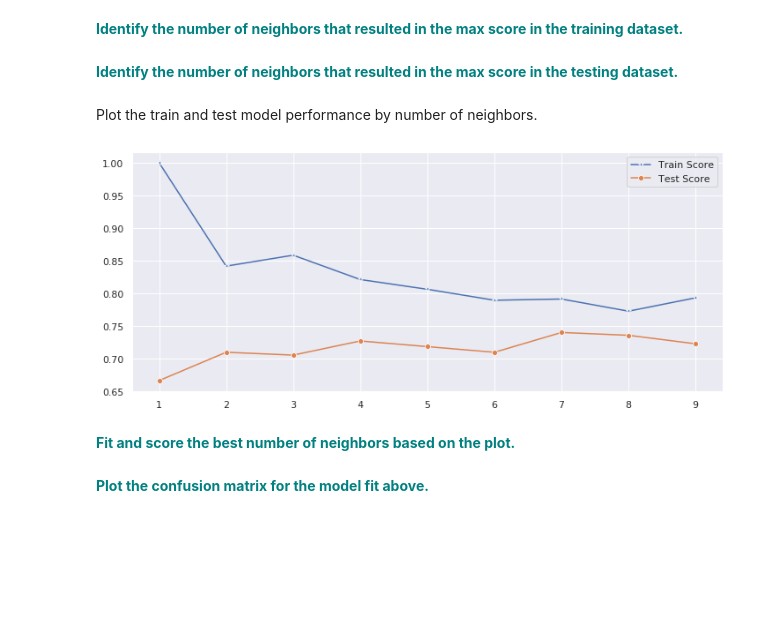
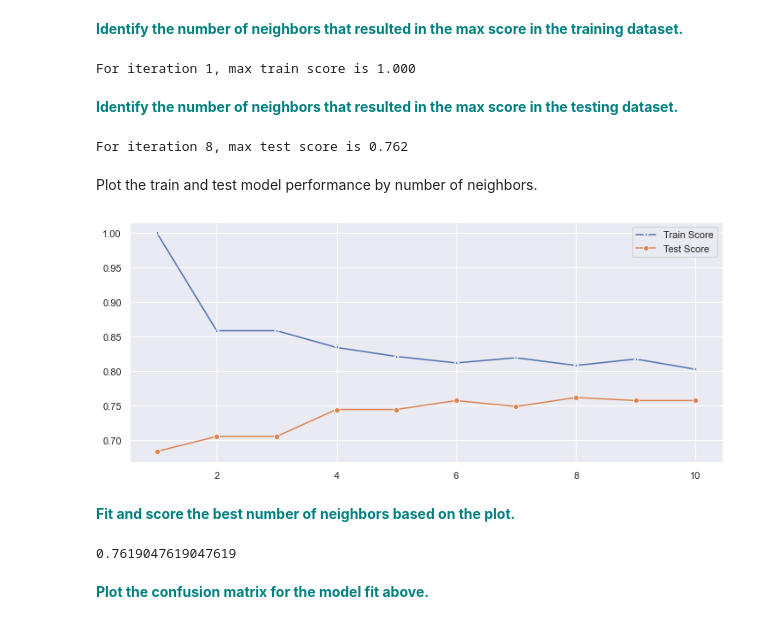
Before and after one commit to titansat74/Projects, a Jupyter notebook: Case Studies/K-Nearest_Neighbors/GridSearchKNN_Case_Study.ipynb, the cells around one changed output. Cells and saved outputs as stored; diff of their text form; code cells hidden in the pictures; blank space fills up the shorter version.

```diff
--- a/Case Studies/K-Nearest_Neighbors/GridSearchKNN_Case_Study.ipynb
+++ b/Case Studies/K-Nearest_Neighbors/GridSearchKNN_Case_Study.ipynb
@@ -151,7 +134,7 @@ train_scores = []
 
 for i in range(1,11):
 
-    knn = KNeighborsClassifier(i)
+    knn = KNeighborsClassifier(n_neighbors=i)
     knn.fit(X_train,y_train)
 
     train_scores.append(knn.score(X_train,y_train))
@@ -174,18 +157,34 @@ For iteration 9, train score is 0.818, test score is 0.758
 For iteration 10, train score is 0.803, test score is 0.758
 # %% [markdown]
 **<font color='teal'> Identify the number of neighbors that resulted in the max score in the training dataset. </font>**
+# %%
+i=1
+print('For iteration {0:d}, max train score is {1:.3f}'.format(i,train_scores[i-1]))
+# %% [output]
+For iteration 1, max train score is 1.000
 # %% [markdown]
 **<font color='teal'> Identify the number of neighbors that resulted in the max score in the testing dataset. </font>**
+# %%
+i=8
+print('For iteration {0:d}, max test score is {1:.3f}'.format(i,test_scores[i-1]))
+# %% [output]
+For iteration 8, max test score is 0.762
 # %% [markdown]
 Plot the train and test model performance by number of neighbors.
 # %%
 plt.figure(figsize=(12,5))
-p = sns.lineplot(range(1,10),train_scores,marker='*',label='Train Score')
-p = sns.lineplot(range(1,10),test_scores,marker='o',label='Test Score')
+p = sns.lineplot(range(1,11),train_scores,marker='*',label='Train Score')
+p = sns.lineplot(range(1,11),test_scores,marker='o',label='Test Score')
 # %% [output]
-[figure, old version]
+[figure, new version]
 # %% [markdown]
 **<font color='teal'> Fit and score the best number of neighbors based on the plot. </font>**
+# %%
+knn = KNeighborsClassifier(n_neighbors=8)
+knn.fit(X_train,y_train)
+knn.score(X_test,y_test)
+# %% [output]
+0.7619047619047619
 # %%
 from sklearn.metrics import confusion_matrix
 y_pred = knn.predict(X_test)
```
Also changed, not shown: parts of 11 cells of this notebook.
